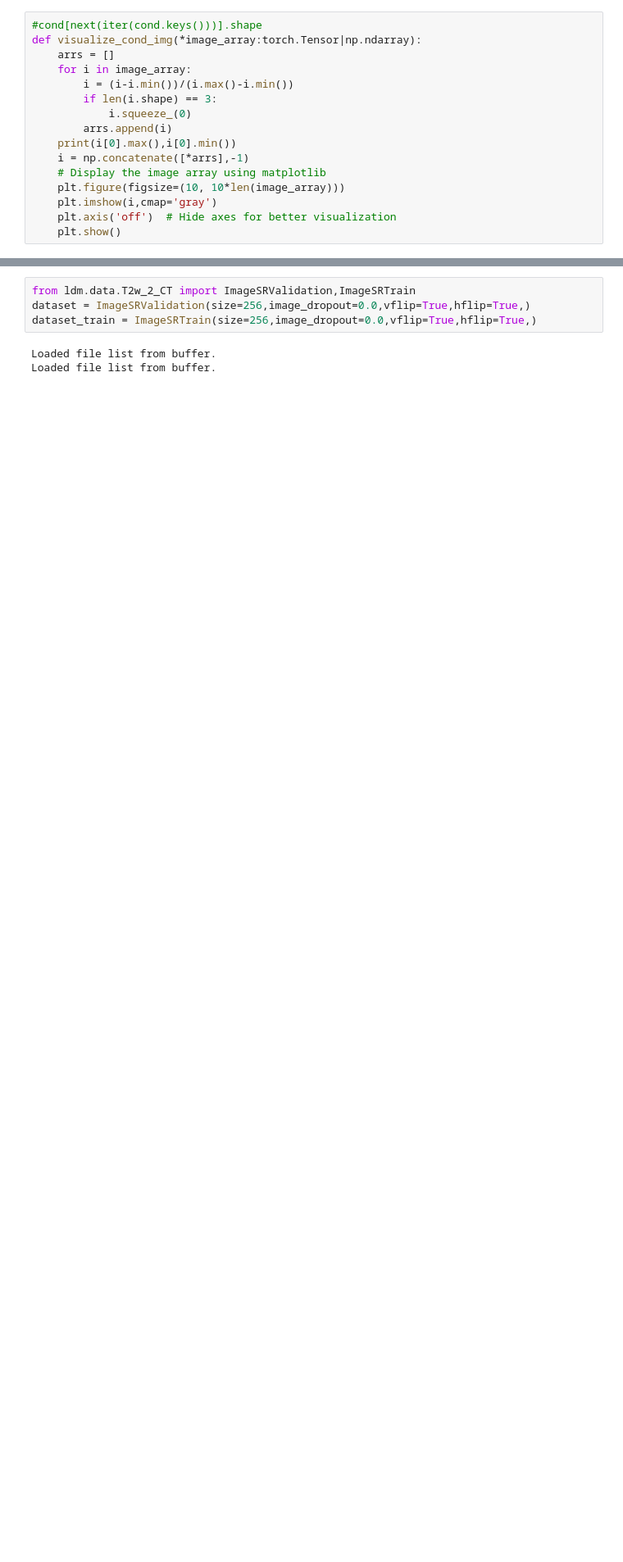
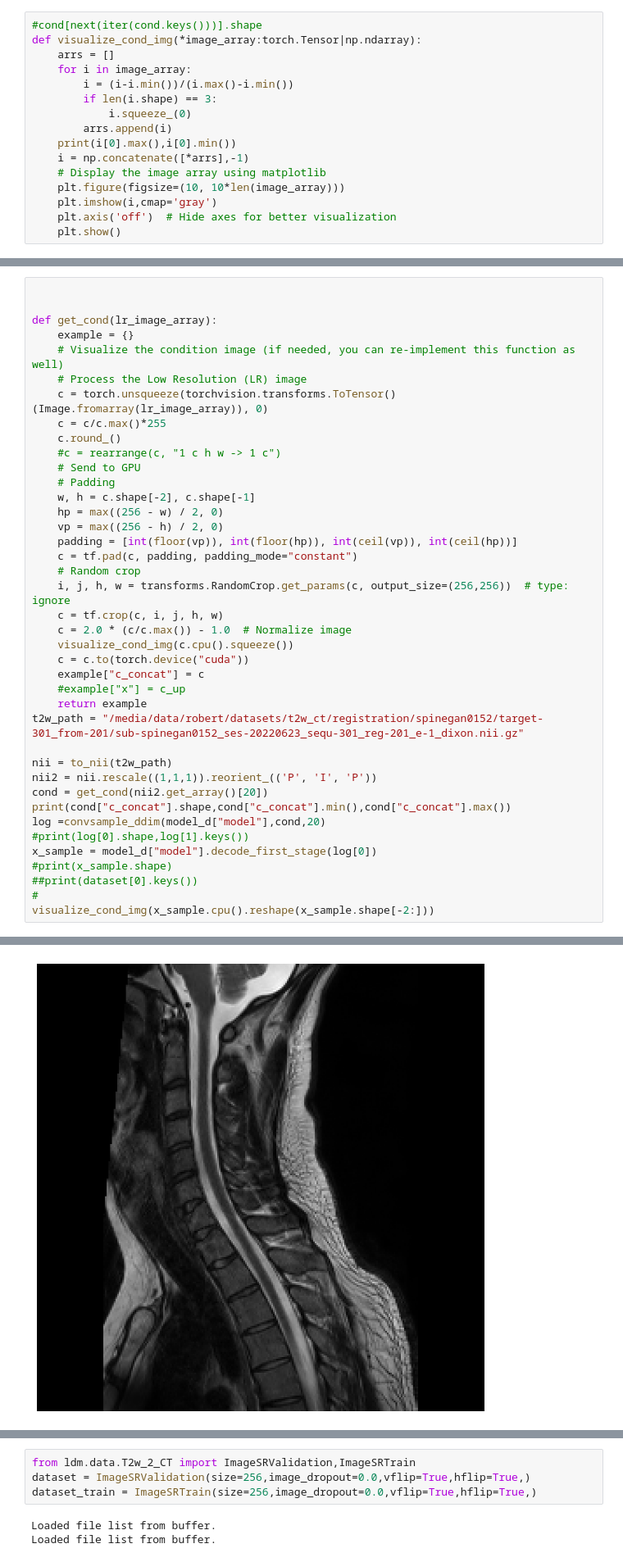
Before and after one commit to robert-graf/Conditional_Latent_Diffusion, a Jupyter notebook: inference_image2image.ipynb, the cells around one changed output, grey strips where cells are left out. Shown at 82% size. Saved outputs shown, nothing was run; the diff lists cells and outputs as text; blank space fills up the shorter version.

```diff
--- a/inference_image2image.ipynb
+++ b/inference_image2image.ipynb
@@ -183,0 +161,41 @@ def convsample_ddim(
+# %%
+
+
+def get_cond(lr_image_array):
+    example = {}
+    # Visualize the condition image (if needed, you can re-implement this function as well)
+    # Process the Low Resolution (LR) image
+    c = torch.unsqueeze(torchvision.transforms.ToTensor()(Image.fromarray(lr_image_array)), 0)
+    c = c/c.max()*255
+    c.round_()
+    #c = rearrange(c, "1 c h w -> 1 c")
+    # Send to GPU
+    # Padding
+    w, h = c.shape[-2], c.shape[-1]
+    hp = max((256 - w) / 2, 0)
+    vp = max((256 - h) / 2, 0)
+    padding = [int(floor(vp)), int(floor(hp)), int(ceil(vp)), int(ceil(hp))]
+    c = tf.pad(c, padding, padding_mode="constant")
+    # Random crop
+    i, j, h, w = transforms.RandomCrop.get_params(c, output_size=(256,256))  # type: ignore
+    c = tf.crop(c, i, j, h, w)
+    c = 2.0 * (c/c.max()) - 1.0  # Normalize image
+    visualize_cond_img(c.cpu().squeeze())
+    c = c.to(torch.device("cuda"))
+    example["c_concat"] = c
+    #example["x"] = c_up
+    return example
+t2w_path = "/media/data/robert/datasets/t2w_ct/registration/spinegan0152/target-301_from-201/sub-spinegan0152_ses-20220623_sequ-301_reg-201_e-1_dixon.nii.gz"
+
+nii = to_nii(t2w_path)
+nii2 = nii.rescale((1,1,1)).reorient_(('P', 'I', 'P'))
+cond = get_cond(nii2.get_array()[20])
+print(cond["c_concat"].shape,cond["c_concat"].min(),cond["c_concat"].max())
+log =convsample_ddim(model_d["model"],cond,20)
+#print(log[0].shape,log[1].keys())
+x_sample = model_d["model"].decode_first_stage(log[0])
+#print(x_sample.shape)
+##print(dataset[0].keys())
+#
+visualize_cond_img(x_sample.cpu().reshape(x_sample.shape[-2:]))
+# %% [output]
@@ -183,0 +203 @@ def convsample_ddim(
+[figure, added]
```
Also changed, not shown: parts of 10 cells of this notebook, 14 other files.
